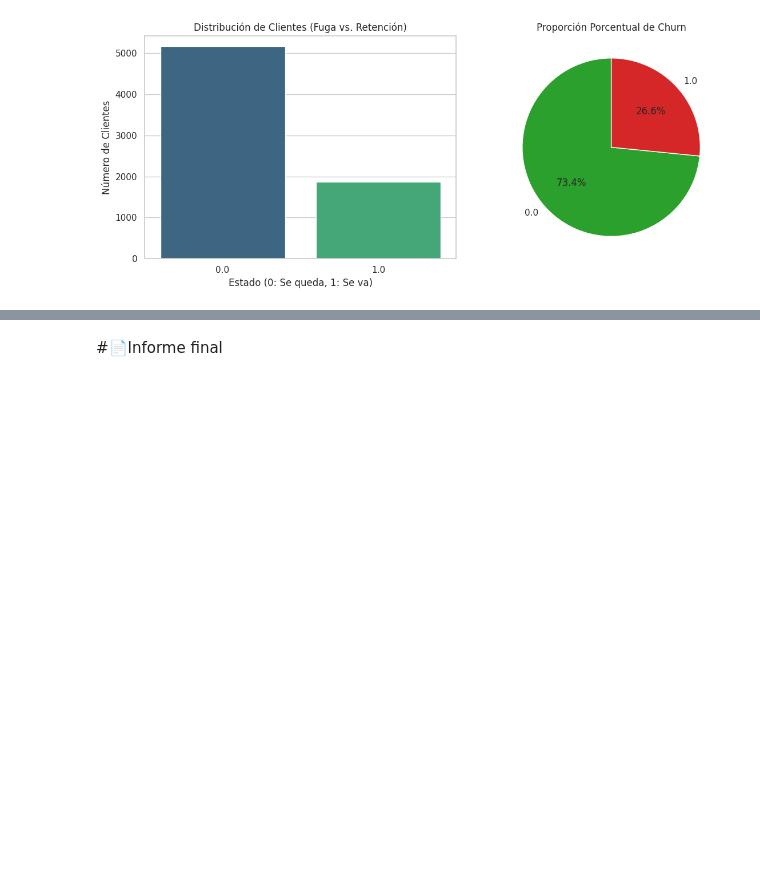
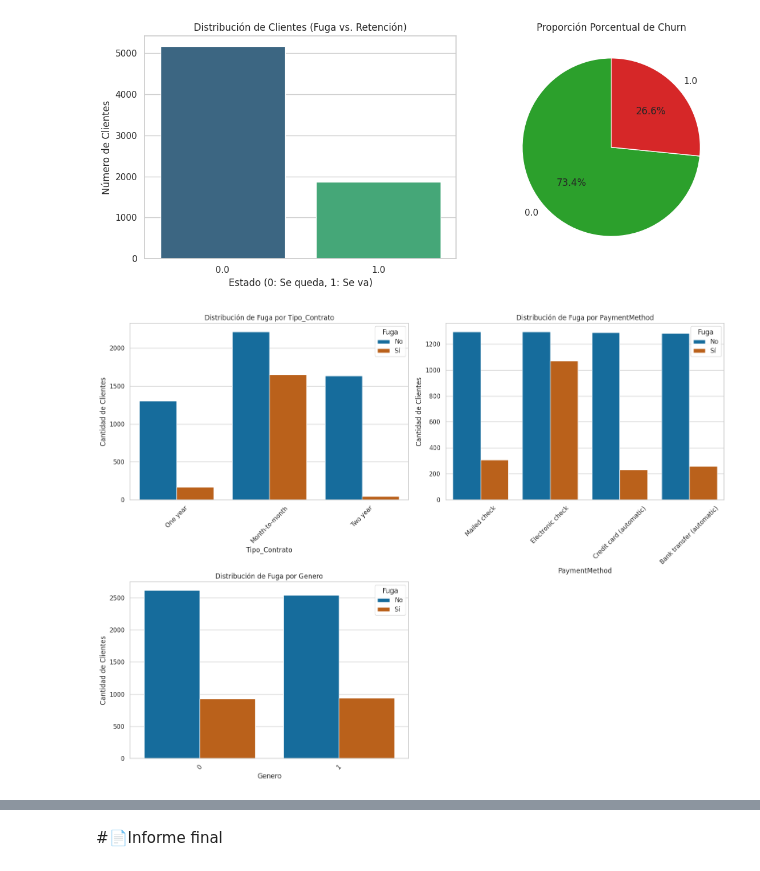
Before and after one commit to yansiercaro/TelecomX_LATAM, a Jupyter notebook: TelecomX_LATAM.ipynb, the cells around one changed output, grey strips where cells are left out. Cells and saved outputs as stored; diff of their text form; code cells hidden in the pictures; blank space fills up the shorter version.

```diff
--- a/TelecomX_LATAM.ipynb
+++ b/TelecomX_LATAM.ipynb
@@ -331,3 +331,23 @@ Passing `palette` without assigning `hue` is deprecated and will be removed in v
 
   ax = sns.countplot(x='Fuga_Cliente', data=df_final, palette='viridis')
 [figure]
+# %%
+variables_cat = ['Tipo_Contrato', 'PaymentMethod', 'Genero']
+colores_accesibles = ['#0072B2', '#D55E00'] # Azul (Retención) vs Naranja (Fuga)
+
+plt.figure(figsize=(16, 12))
+
+for i, var in enumerate(variables_cat):
+    plt.subplot(2, 2, i + 1)
+    # Gráfico de barras agrupado por Fuga_Cliente
+    ax = sns.countplot(x=var, hue='Fuga_Cliente', data=df_final, palette=colores_accesibles)
+    plt.title(f'Distribución de Fuga por {var}')
+    plt.xticks(rotation=45)
+    plt.xlabel(var)
+    plt.ylabel('Cantidad de Clientes')
+    plt.legend(title='Fuga', labels=['No', 'Sí'])
+
+plt.tight_layout()
+plt.show()
+# %% [output]
+[figure, added]
```
Also changed, not shown: parts of 5 cells of this notebook.
